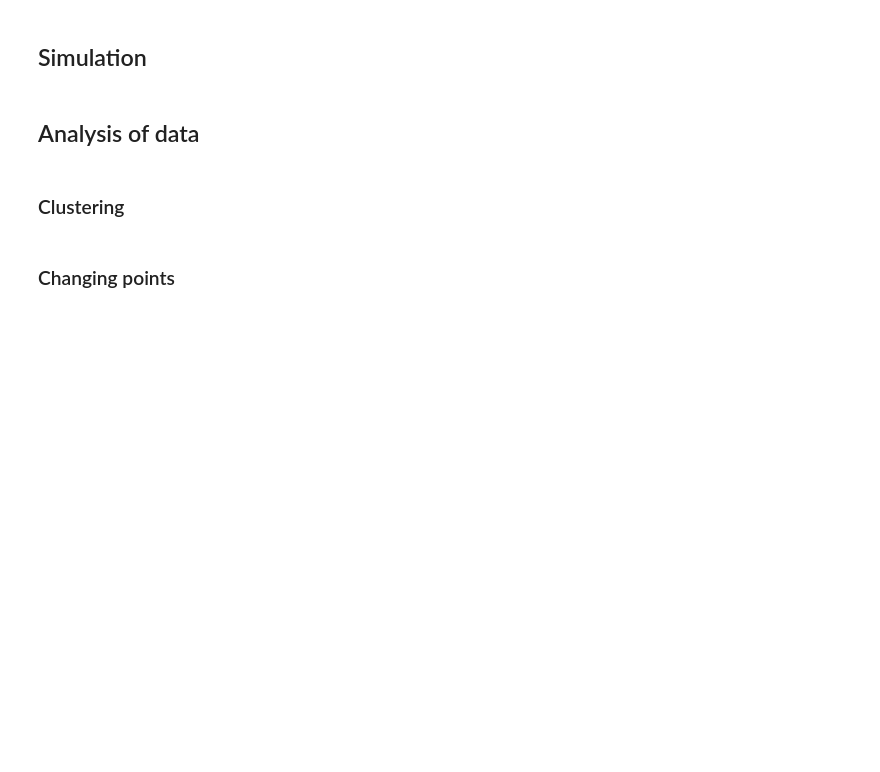
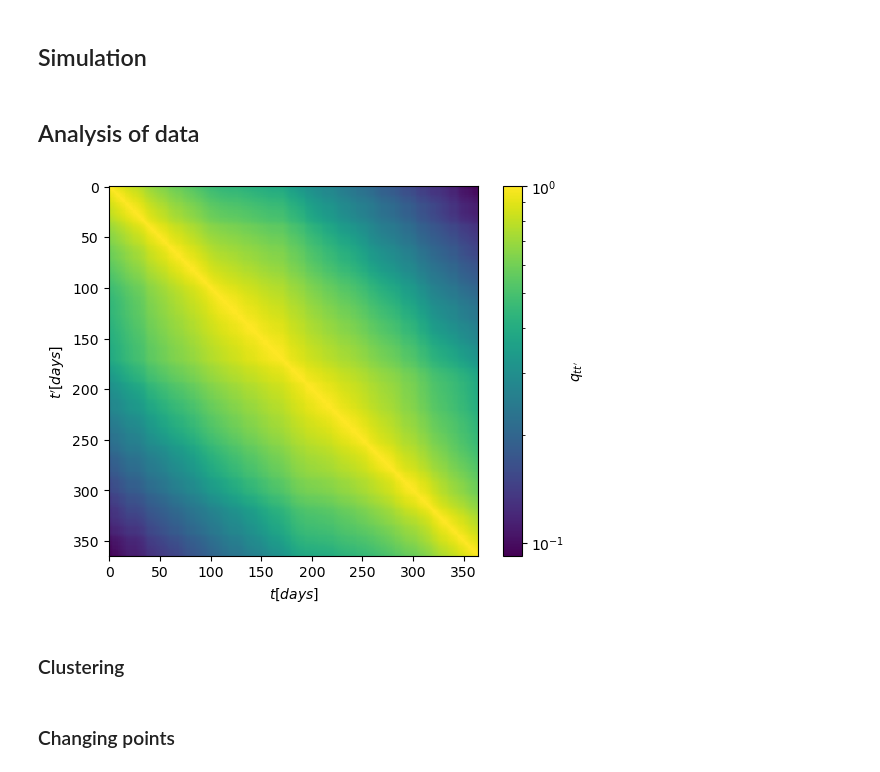
Before and after one commit to threeblueonebrowneyes/bayesian-sir-with-changing-points, a Jupyter notebook: Bayes_SIR.ipynb, the cells around one changed output. Saved outputs shown, nothing was run; the diff lists cells and outputs as text; code cells hidden in the pictures; blank space fills up the shorter version.

```diff
--- a/Bayes_SIR.ipynb
+++ b/Bayes_SIR.ipynb
@@ -911,7 +928,12 @@ for n in range(n_samples):
 q = q / n_samples
 # %%
 plt.imshow(q, norm = 'log')
+plt.colorbar(label=r"$q_{tt'}$")
+plt.xlabel(r"$t [days]$")
+plt.ylabel(r"$t' [days]$")
 plt.show()
+# %% [output]
+[figure, added]
 # %% [markdown]
 ### Clustering
 # %%
```
Also changed, not shown: parts of 31 cells of this notebook, 3 other files.
